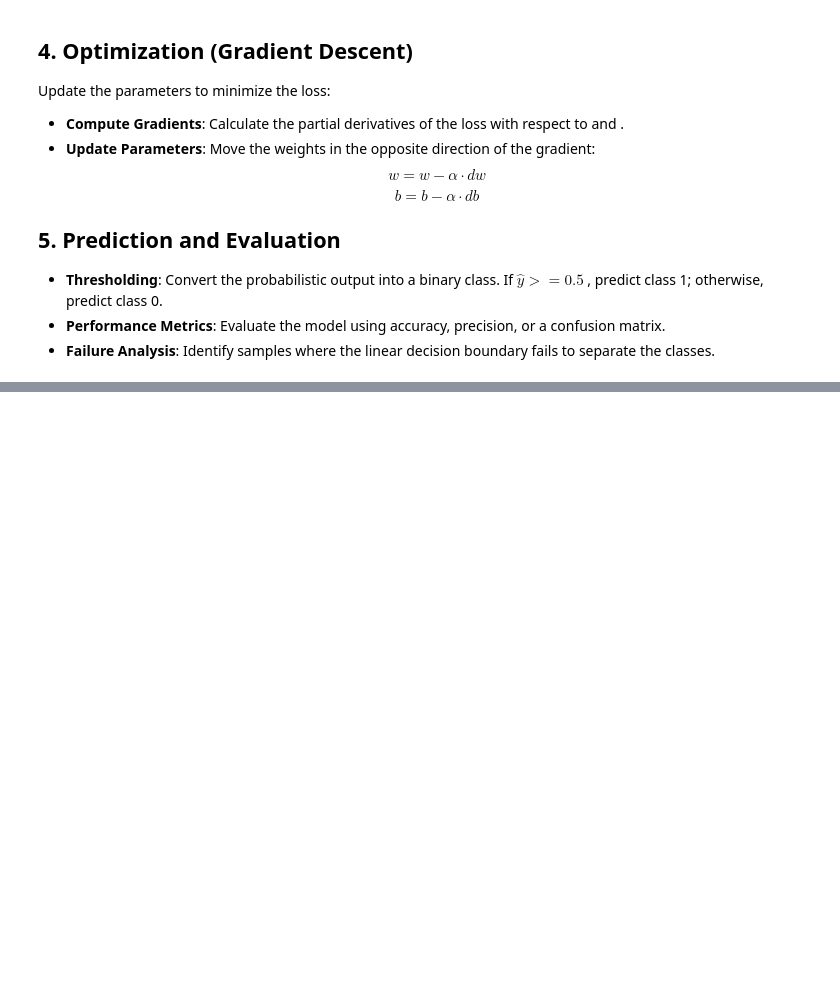
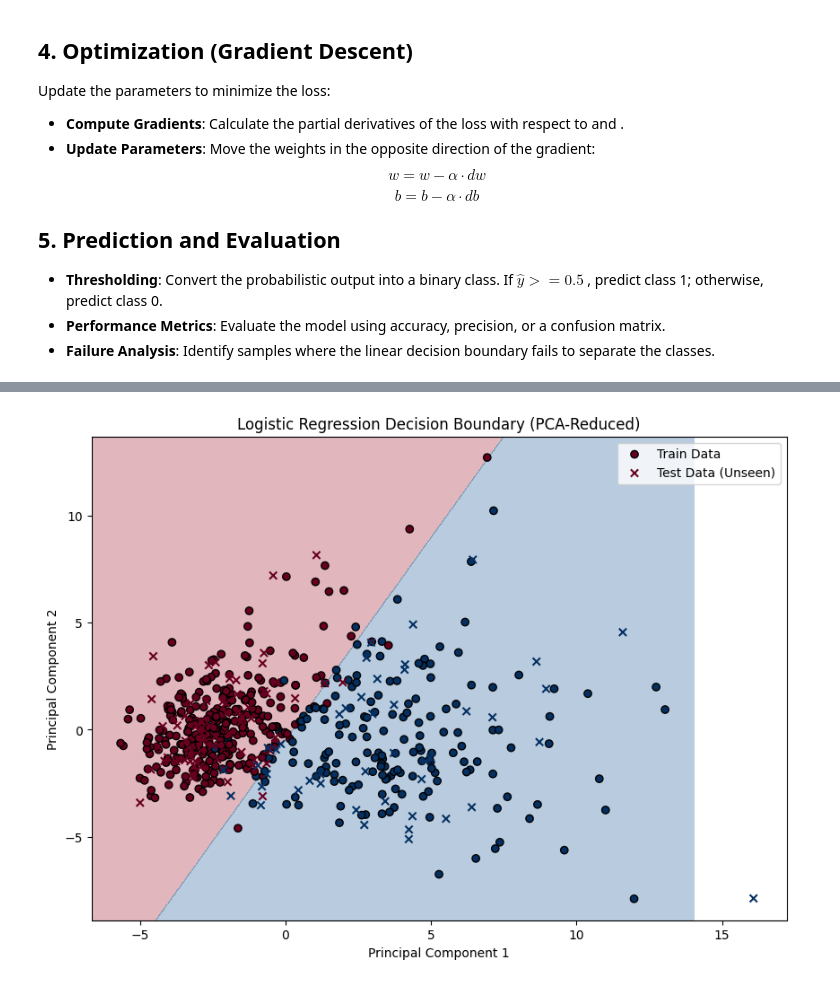
Before and after one commit to p-retrover/basic_machine_learning, a Jupyter notebook: logistic_regression/logistic_regression.ipynb, the cells around one changed output, grey strips where cells are left out. Cells and saved outputs as stored; diff of their text form; code cells hidden in the pictures; blank space fills up the shorter version.

```diff
--- a/logistic_regression/logistic_regression.ipynb
+++ b/logistic_regression/logistic_regression.ipynb
@@ -89,7 +91,7 @@ class LogisticRegression:
         return [1 if i > 0.5 else 0 for i in y_predicted]
 # %%
 # Load the CSV
-df = pd.read_csv('./data/data.csv')
+df = pd.read_csv('./logistic_regression/data/data.csv')
 
 # 1. Drop any completely empty columns (trailing commas)
 df = df.dropna(axis=1, how='all')
@@ -125,7 +127,9 @@ X_train, X_test = X[indices[:split_idx]], X[indices[split_idx:]]
 y_train, y_test = y[indices[:split_idx]], y[indices[split_idx:]]
 # %%
 # Initialize model
-model = LogisticRegression(learning_rate=0.1, epochs=2000)
+learning_rate = 0.1
+epochs = 2000
+model = LogisticRegression(learning_rate=learning_rate, epochs=epochs)
 
 # Train using gradient descent logic
 model.fit(X_train, y_train)
@@ -180,0 +185,25 @@ Recall:    0.9773
+# %%
+# 1. Initialize PCA to reduce from 30 features to 2
+pca = PCA(n_components=2)
+
+# 2. Fit PCA on training data and transform both sets
+X_train_pca = pca.fit_transform(X_train)
+X_test_pca = pca.transform(X_test)
+
+# 3. Initialize and train your custom LogisticRegression on 2D data
+# We use a 2D version specifically for visualization purposes
+vis_model = LogisticRegression(learning_rate=learning_rate, epochs=epochs)
+vis_model.fit(X_train_pca, y_train)
+
+# 4. Create a meshgrid to cover the plot area
+x_min, x_max = X_train_pca[:, 0].min() - 1, X_train_pca[:, 0].max() + 1
+y_min, y_max = X_train_pca[:, 1].min() - 1, X_train_pca[:, 1].max() + 1
+xx, yy = np.meshgrid(np.arange(x_min, x_max, 0.02),
+                     np.arange(y_min, y_max, 0.02))
+
+# 5. Predict for every point in the meshgrid
+grid_points = np.c_[xx.ravel(), yy.ravel()]
+Z = np.array(vis_model.predict(grid_points))
+Z = Z.reshape(xx.shape)
+
+# 6. Plotting the results
@@ -180,0 +231,14 @@ Recall:    0.9773
+# %%
+plt.figure(figsize=(10, 7))
+# Plot decision region (generated from Training data)
+plt.contourf(xx, yy, Z, alpha=0.3, cmap='RdBu') # Red/Blue regions
+plt.scatter(X_train_pca[:, 0], X_train_pca[:, 1], c=y_train, edgecolors='k', cmap='RdBu', label='Train Data')
+plt.scatter(X_test_pca[:, 0], X_test_pca[:, 1], c=y_test, marker='x', cmap='RdBu', label='Test Data (Unseen)')
+
+plt.title("Logistic Regression Decision Boundary (PCA-Reduced)")
+plt.xlabel("Principal Component 1")
+plt.ylabel("Principal Component 2")
+plt.legend()
+plt.show()
+# %% [output]
+[figure, added]
```
Also changed, not shown: parts of 4 cells of this notebook, 7 other files.
